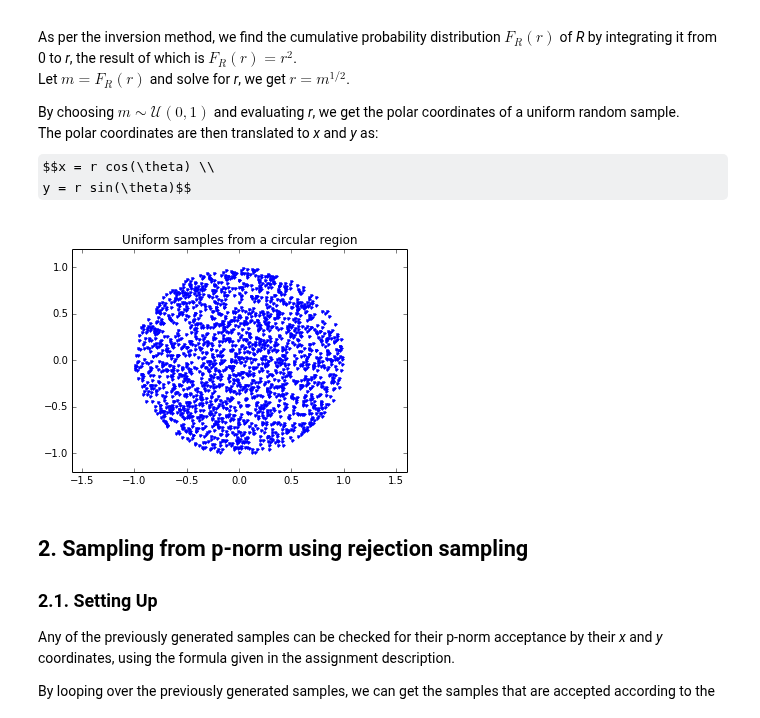
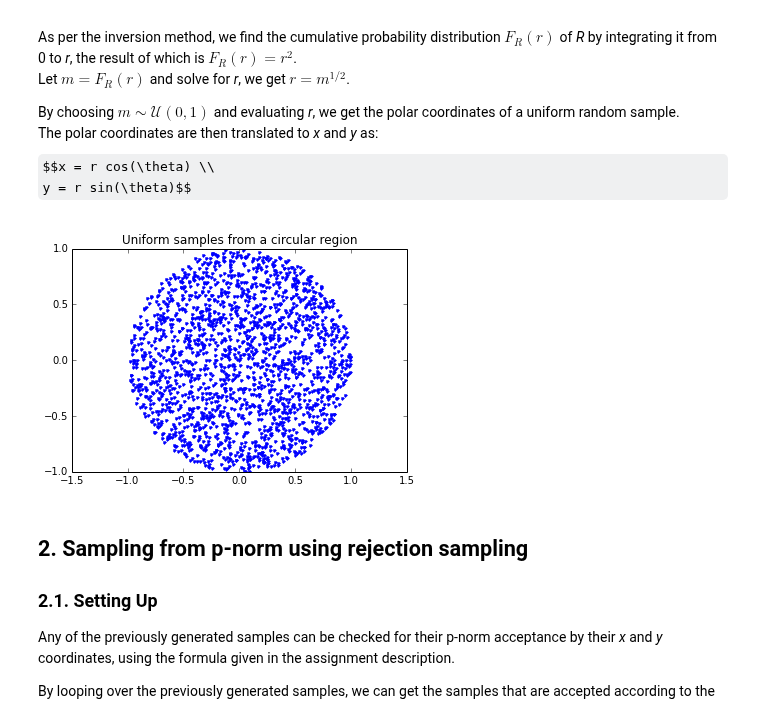
Before and after one commit to Bogazici-CMPE548-Spring2016/Cmpe548-Assignment1, a Jupyter notebook: assignment1.ipynb, the cells around one changed output. Saved outputs shown, nothing was run; the diff lists cells and outputs as text; code cells hidden in the pictures; some formulas as TeX source.

```diff
--- a/assignment1.ipynb
+++ b/assignment1.ipynb
@@ -20,21 +20,21 @@ y = r sin(\theta)$$
 # %%
 %matplotlib inline
 import numpy as np
 import matplotlib.pyplot as plt
 
 N = 2000
 
 theta = np.random.rand(N)*2*np.pi
 r = np.power(np.random.rand(N),0.5)
 x = r*np.cos(theta)
 y = r*np.sin(theta)
 
 plt.plot(x,y,'.')
-plt.axis([-8/5, 8/5, -6/5, 6/5])
+plt.axis('equal')
 plt.title('Uniform samples from a circular region')
 plt.show()
 # %% [output]
-[figure, old version]
+[figure, new version]
 # %% [markdown]
 ## 2. Sampling from p-norm using rejection sampling
 
```
Also changed, not shown: parts of 9 cells of this notebook.
